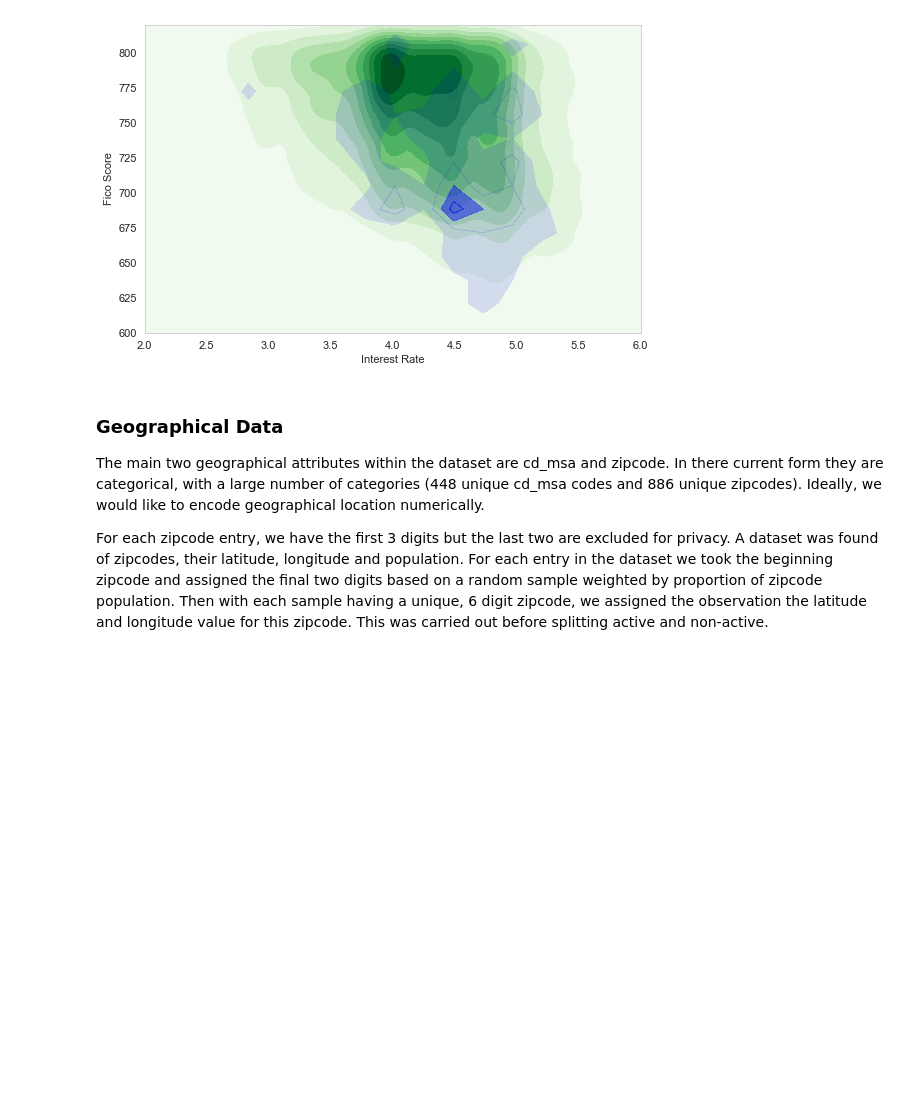
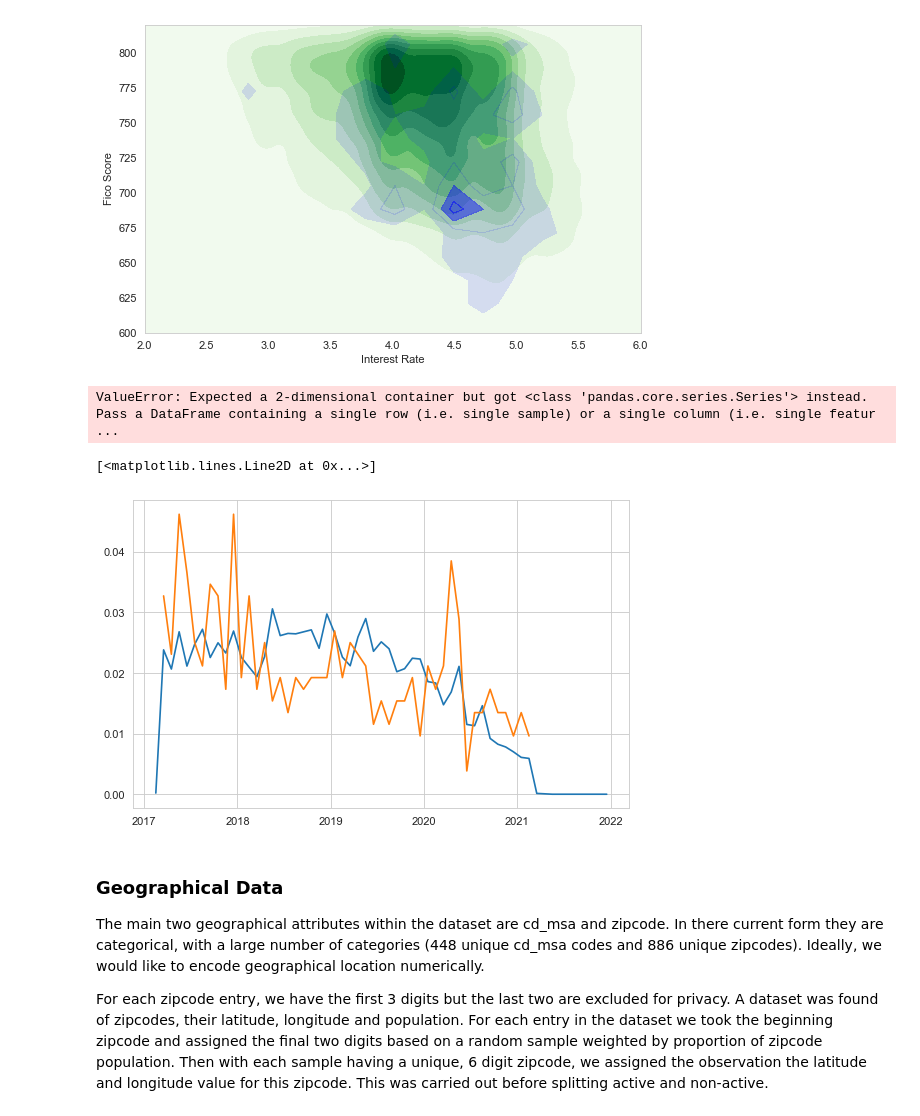
Before and after one commit to AsheRaymondBarker/MLPy2, a Jupyter notebook: project2final.ipynb, the cells around one changed output. Drawn from its saved outputs; the diff is of its cells as text; code cells hidden in the pictures; blank space fills up the shorter version.

```diff
--- a/project2final.ipynb
+++ b/project2final.ipynb
@@ -184,5 +213,21 @@ plot_int_fico_heatmap(df_train)
 # %% [output]
 [figure]
+# %%
+from sklearn.neighbors import KernelDensity
+
+vals = df_train["ltv"]
+kde = KernelDensity(kernel='gaussian', bandwidth=0.2).fit(vals)
+plt.plot(vals, kde.score(vals))
+# %% [output]
+ValueError: Expected a 2-dimensional container but got <class 'pandas.core.series.Series'> instead. Pass a DataFrame containing a single row (i.e. single sample) or a single column (i.e. single featur ...
+# %%
+dates_people_buy = np.unique(df_train["dt_first_pi"], return_counts=True)
+dates_people_buy_default = np.unique(df_train[df_train["loan_status"]==0]["dt_first_pi"], return_counts=True)
+plt.plot(dates_people_buy[0], dates_people_buy[1]/sum(dates_people_buy[1]))
+plt.plot(dates_people_buy_default[0], dates_people_buy_default[1]/sum(dates_people_buy_default[1]))
+# %% [output]
+[<matplotlib.lines.Line2D at 0x...>]
+[figure, added]
 # %% [markdown]
 ### Geographical Data
 
```
Also changed, not shown: parts of 11 cells of this notebook, 15 other files.
